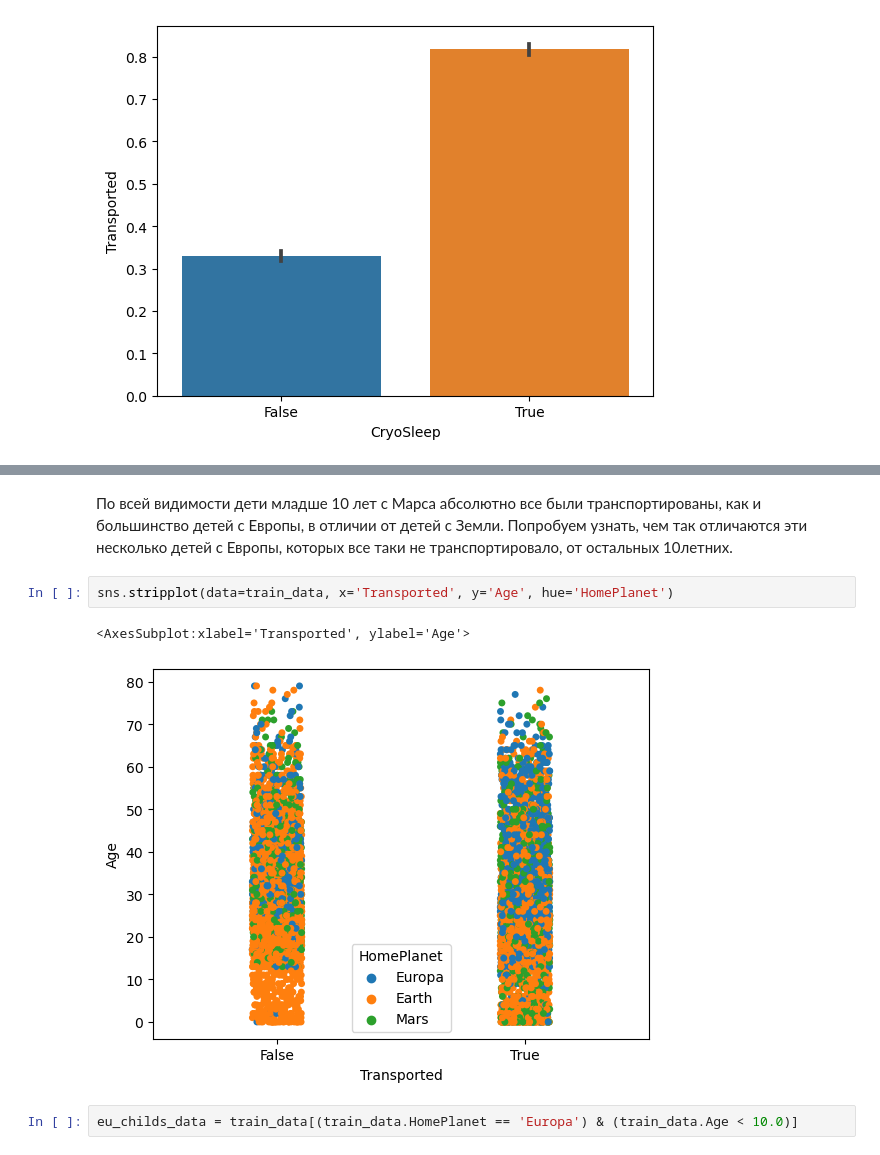
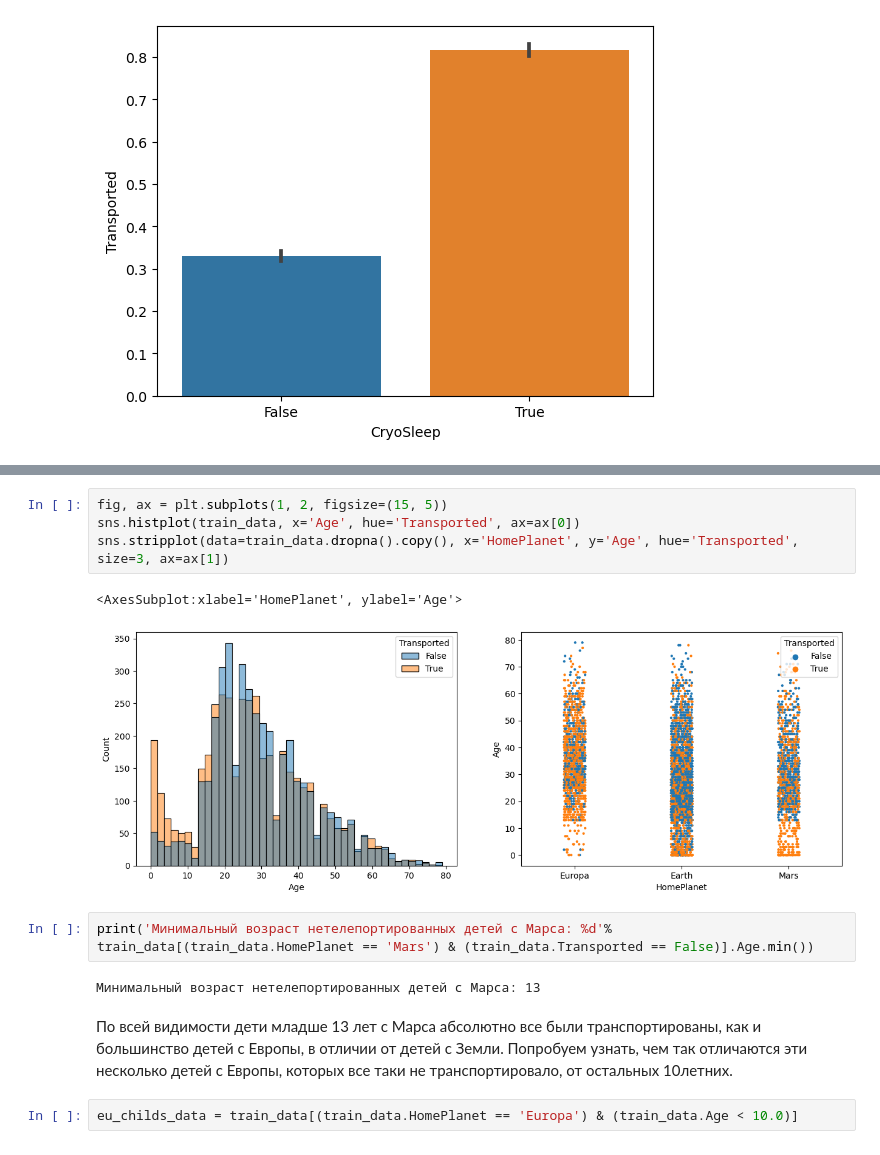
Before and after one commit to siznuumy/StudyProjects, a Jupyter notebook: spaceship-titanic-practice.ipynb, the cells around one changed output, grey strips where cells are left out. Cells and saved outputs as stored; diff of their text form.

```diff
--- a/spaceship-titanic-practice.ipynb
+++ b/spaceship-titanic-practice.ipynb
@@ -235,10 +263,16 @@ sns.catplot(data=train_data, x='HomePlanet', y='Age', hue='Transported')
+# %%
+fig, ax = plt.subplots(1, 2, figsize=(15, 5))
+sns.histplot(train_data, x='Age', hue='Transported', ax=ax[0])
+sns.stripplot(data=train_data.dropna().copy(), x='HomePlanet', y='Age', hue='Transported', size=3, ax=ax[1])
+# %% [output]
+<AxesSubplot:xlabel='HomePlanet', ylabel='Age'>
+[figure, added]
+# %%
+print('Минимальный возраст нетелепортированных детей с Марса: %d'% train_data[(train_data.HomePlanet == 'Mars') & (train_data.Transported == False)].Age.min())
+# %% [output]
+Минимальный возраст нетелепортированных детей с Марса: 13
 # %% [markdown]
-По всей видимости дети младше 10 лет с Марса абсолютно все были транспортированы, как и большинство детей с Европы, в отличии от детей с Земли. Попробуем узнать, чем так отличаются эти несколько детей с Европы, которых все таки не транспортировало, от остальных 10летних.
+По всей видимости дети младше 13 лет с Марса абсолютно все были транспортированы, как и большинство детей с Европы, в отличии от детей с Земли. Попробуем узнать, чем так отличаются эти несколько детей с Европы, которых все таки не транспортировало, от остальных 10летних.
-# %%
-sns.stripplot(data=train_data, x='Transported', y='Age', hue='HomePlanet')
-# %% [output]
-<AxesSubplot:xlabel='Transported', ylabel='Age'>
-[figure, removed]
 # %%
 eu_childs_data = train_data[(train_data.HomePlanet == 'Europa') & (train_data.Age < 10.0)]
 # %%
```
Also changed, not shown: parts of 27 cells of this notebook.
